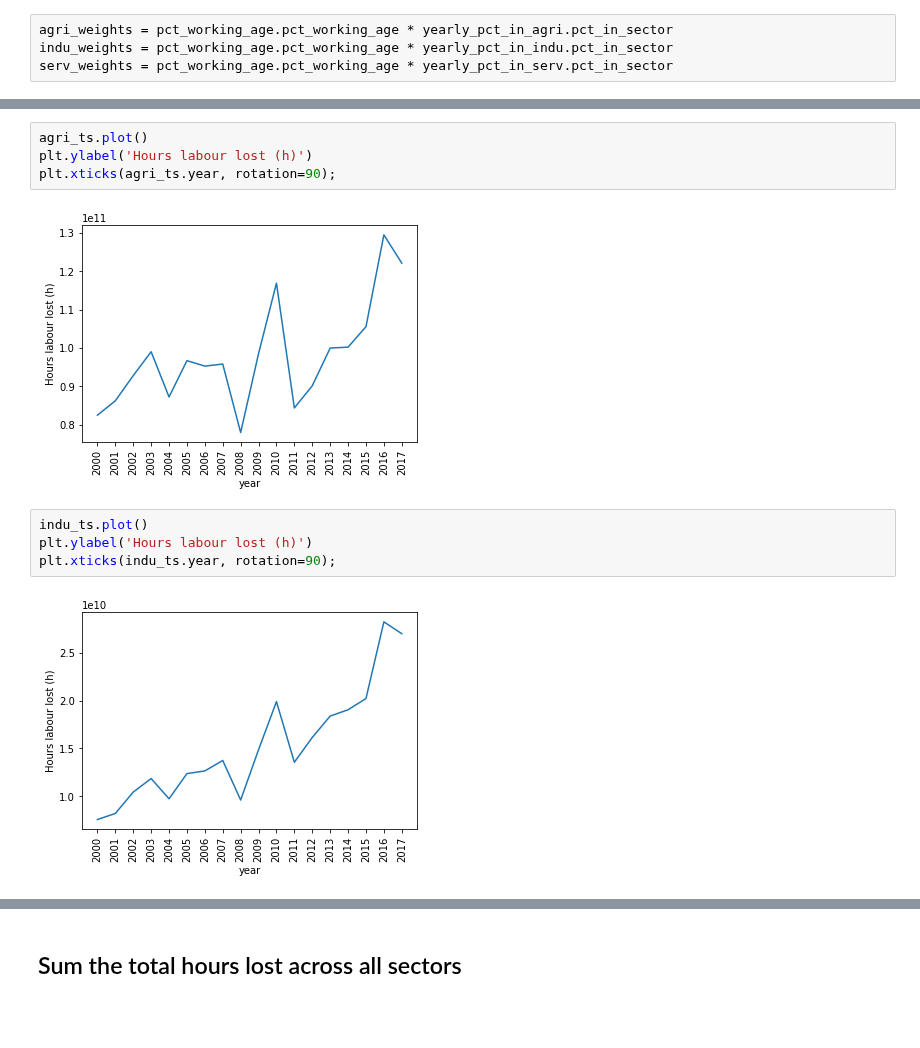
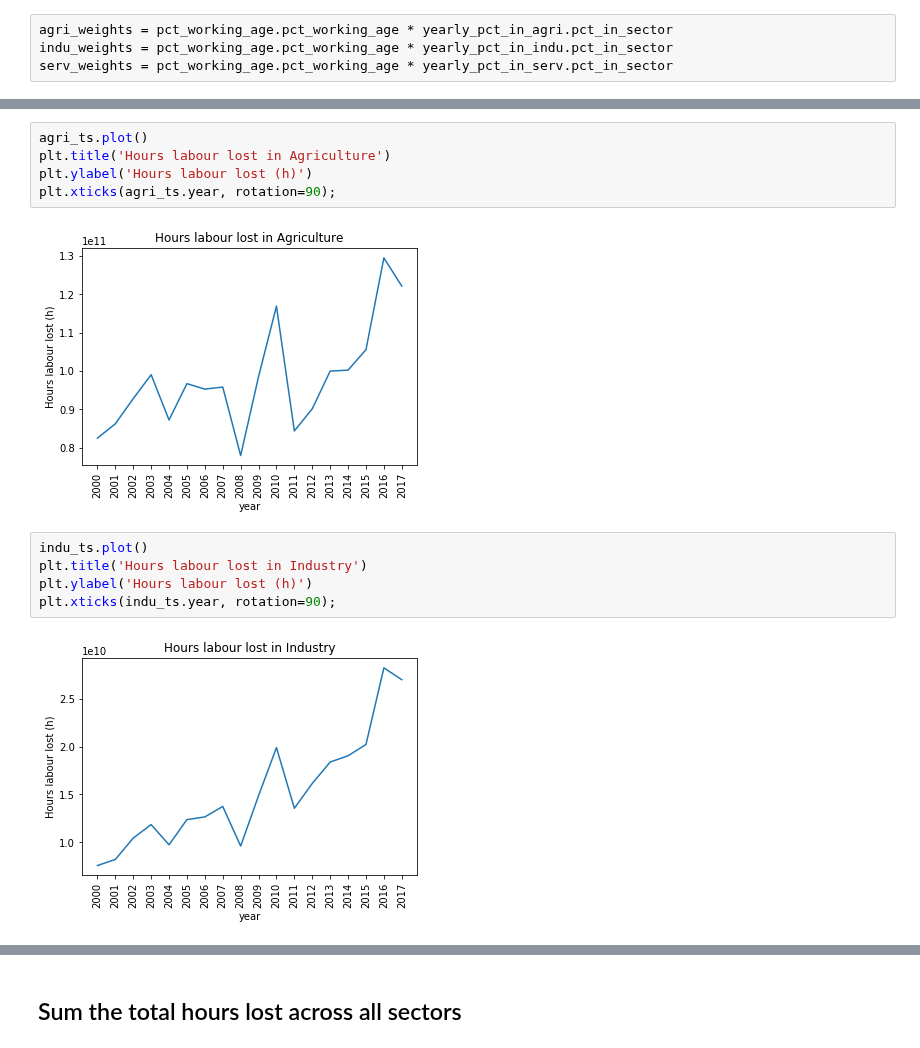
Before and after one commit to mangecoeur/health-climate-exposure, a Jupyter notebook: 1.3 Labour capacity change.ipynb, the cells around one changed output, grey strips where cells are left out. Saved outputs shown, nothing was run; the diff lists cells and outputs as text; blank space fills up the shorter version.

Commit message:
plot titles

```diff
--- a/1.3 Labour capacity change.ipynb
+++ b/1.3 Labour capacity change.ipynb
@@ -425,14 +415,16 @@ If you're reading this message in another frontend (for example, a static render
 # %%
 agri_ts.plot()
+plt.title('Hours labour lost in Agriculture')
 plt.ylabel('Hours labour lost (h)')
 plt.xticks(agri_ts.year, rotation=90);
 # %% [output]
-[figure, old version]
+[figure, new version]
 # %%
 indu_ts.plot()
+plt.title('Hours labour lost in Industry')
 plt.ylabel('Hours labour lost (h)')
 plt.xticks(indu_ts.year, rotation=90);
 # %% [output]
-[figure, old version]
+[figure, new version]
 # %%
 serv_ts.plot()
```
Also changed, not shown: parts of 6 cells of this notebook.
